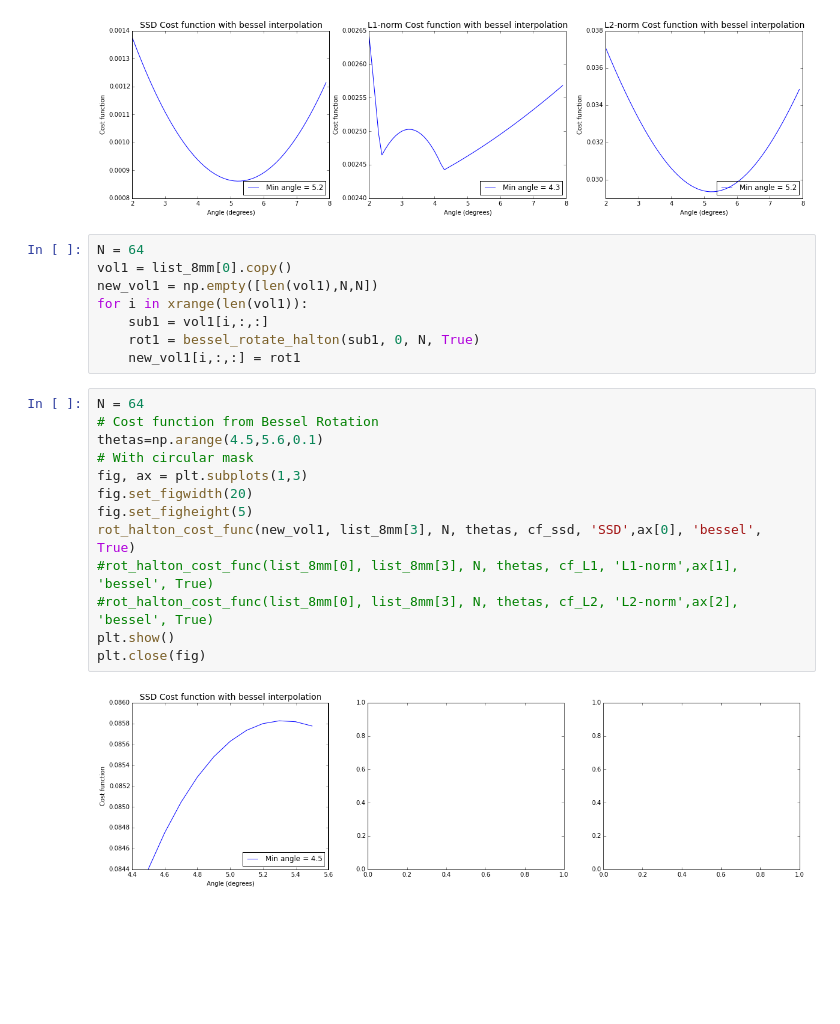
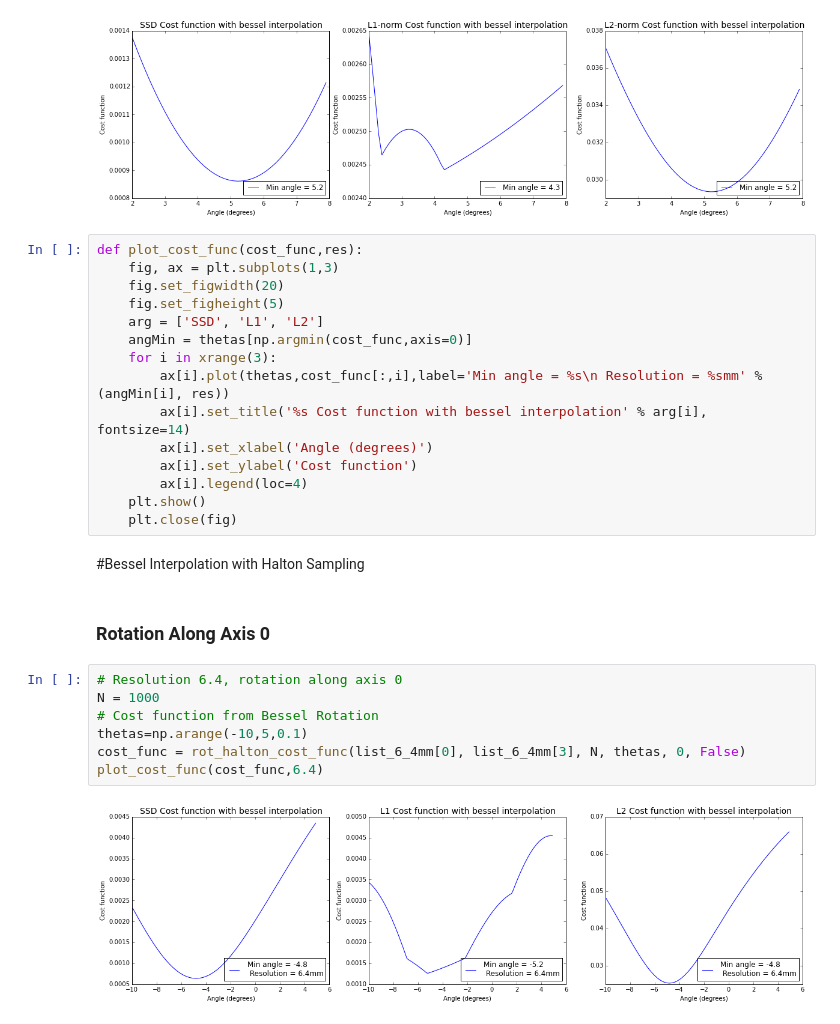
Before and after one commit to zyzdiana/AC297r-Volume-Registration, a Jupyter notebook: Bessel_with_Halton_Sampling.ipynb, the cells around one changed output. Saved outputs shown, nothing was run; the diff lists cells and outputs as text; blank space fills up the shorter version.

Commit message:
Bessel with Halton Sampling

```diff
--- a/Bessel_with_Halton_Sampling.ipynb
+++ b/Bessel_with_Halton_Sampling.ipynb
@@ -213,26 +229,31 @@ plt.show()
 plt.close(fig)
 # %% [output]
 [figure]
-# %%
-N = 64
-vol1 = list_8mm[0].copy()
-new_vol1 = np.empty([len(vol1),N,N])
-for i in xrange(len(vol1)):
-    sub1 = vol1[i,:,:]
-    rot1 = bessel_rotate_halton(sub1, 0, N, True)
-    new_vol1[i,:,:] = rot1
-# %%
-N = 64
-# Cost function from Bessel Rotation
-thetas=np.arange(4.5,5.6,0.1)
-# With circular mask
-fig, ax = plt.subplots(1,3)
-fig.set_figwidth(20)
-fig.set_figheight(5)
-rot_halton_cost_func(new_vol1, list_8mm[3], N, thetas, cf_ssd, 'SSD',ax[0], 'bessel', True)
-#rot_halton_cost_func(list_8mm[0], list_8mm[3], N, thetas, cf_L1, 'L1-norm',ax[1], 'bessel', True)
-#rot_halton_cost_func(list_8mm[0], list_8mm[3], N, thetas, cf_L2, 'L2-norm',ax[2], 'bessel', True)
-plt.show()
-plt.close(fig)
-# %% [output]
-[figure, removed]
+# %%
+def plot_cost_func(cost_func,res):
+    fig, ax = plt.subplots(1,3)
+    fig.set_figwidth(20)
+    fig.set_figheight(5)
+    arg = ['SSD', 'L1', 'L2']
+    angMin = thetas[np.argmin(cost_func,axis=0)]
+    for i in xrange(3):
+        ax[i].plot(thetas,cost_func[:,i],label='Min angle = %s\n Resolution = %smm' % (angMin[i], res))
+        ax[i].set_title('%s Cost function with bessel interpolation' % arg[i], fontsize=14)
+        ax[i].set_xlabel('Angle (degrees)')
+        ax[i].set_ylabel('Cost function')
+        ax[i].legend(loc=4)
+    plt.show()
+    plt.close(fig)
+# %% [markdown]
+#Bessel Interpolation with Halton Sampling
+# %% [markdown]
+### Rotation Along Axis 0
+# %%
+# Resolution 6.4, rotation along axis 0
+N = 1000
+# Cost function from Bessel Rotation
+thetas=np.arange(-10,5,0.1)
+cost_func = rot_halton_cost_func(list_6_4mm[0], list_6_4mm[3], N, thetas, 0, False)
+plot_cost_func(cost_func,6.4)
+# %% [output]
+[figure, added]
```
Also changed, not shown: parts of 35 cells of this notebook, 2 other files.
